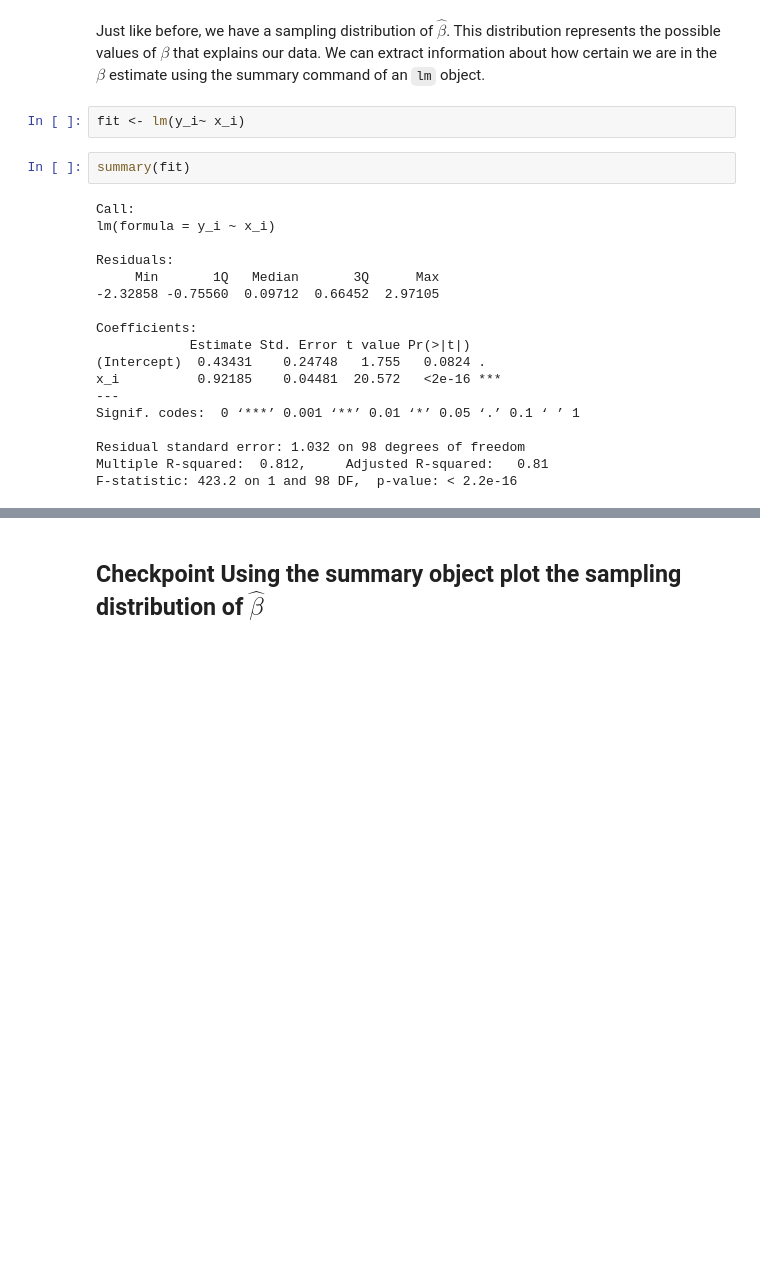
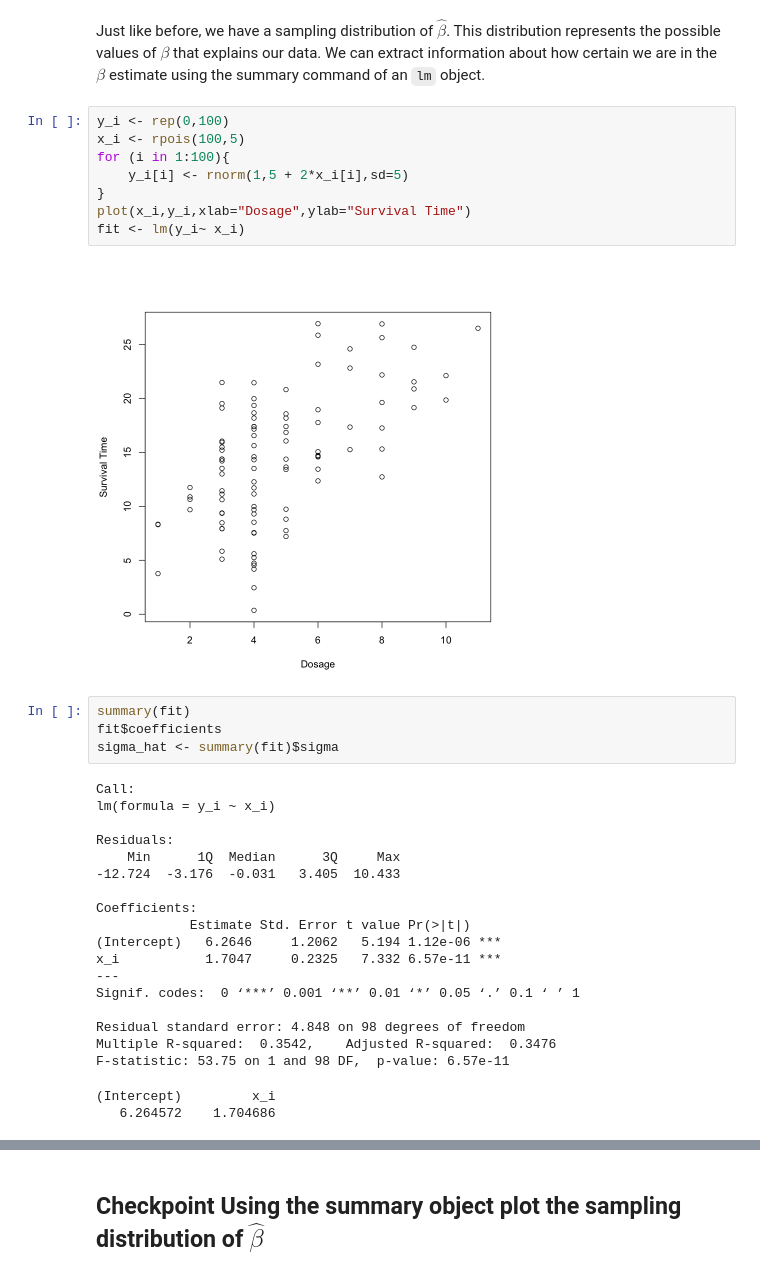
Before and after one commit to computationalUncertaintyLab/2021F_AlgLabII, a Jupyter notebook: lab05/Lecture05.ipynb, the cells around one changed output, grey strips where cells are left out. Drawn from its saved outputs; the diff is of its cells as text; blank space fills up the shorter version.

```diff
--- a/lab05/Lecture05.ipynb
+++ b/lab05/Lecture05.ipynb
@@ -46,24 +46,36 @@ This is the estimate of our true relationship between survival time and dosage.
 # %% [markdown]
 Just like before, we have a sampling distribution of $\hat{\beta}$. This distribution represents the possible values of $\beta$ that explains our data. We can extract information about how certain we are in the $\beta$ estimate using the summary command of an `lm` object.
 # %%
+y_i <- rep(0,100)
+x_i <- rpois(100,5)
+for (i in 1:100){
+    y_i[i] <- rnorm(1,5 + 2*x_i[i],sd=5)
+}
+plot(x_i,y_i,xlab="Dosage",ylab="Survival Time")
 fit <- lm(y_i~ x_i)
+# %% [output]
+[figure, added]
 # %%
 summary(fit)
+fit$coefficients
+sigma_hat <- summary(fit)$sigma
 # %% [output]
 Call:
 lm(formula = y_i ~ x_i)
 
 Residuals:
-     Min       1Q   Median       3Q      Max
--2.32858 -0.75560  0.09712  0.66452  2.97105
+    Min      1Q  Median      3Q     Max
+-12.724  -3.176  -0.031   3.405  10.433
 
 Coefficients:
             Estimate Std. Error t value Pr(>|t|)
-(Intercept)  0.43431    0.24748   1.755   0.0824 .
-x_i          0.92185    0.04481  20.572   <2e-16 ***
+(Intercept)   6.2646     1.2062   5.194 1.12e-06 ***
+x_i           1.7047     0.2325   7.332 6.57e-11 ***
 ---
 Signif. codes:  0 ‘***’ 0.001 ‘**’ 0.01 ‘*’ 0.05 ‘.’ 0.1 ‘ ’ 1
 
-Residual standard error: 1.032 on 98 degrees of freedom
-Multiple R-squared:  0.812,     Adjusted R-squared:   0.81
-F-statistic: 423.2 on 1 and 98 DF,  p-value: < 2.2e-16
+Residual standard error: 4.848 on 98 degrees of freedom
+Multiple R-squared:  0.3542,    Adjusted R-squared:  0.3476
+F-statistic: 53.75 on 1 and 98 DF,  p-value: 6.57e-11
+(Intercept)         x_i
+   6.264572    1.704686
```
Also changed, not shown: parts of 7 cells of this notebook, 1 other file.
